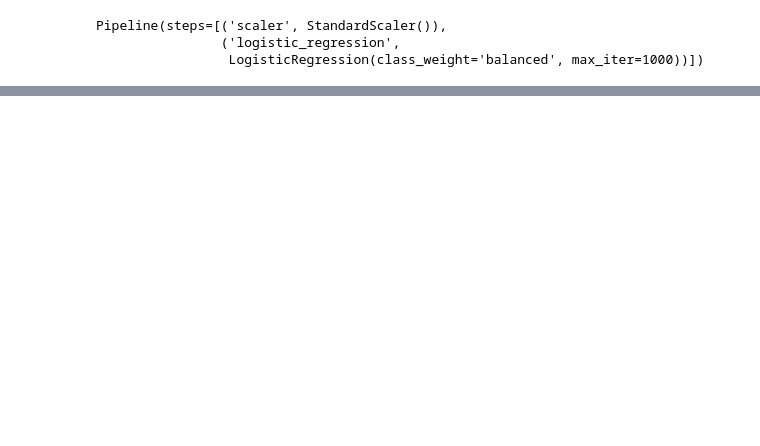
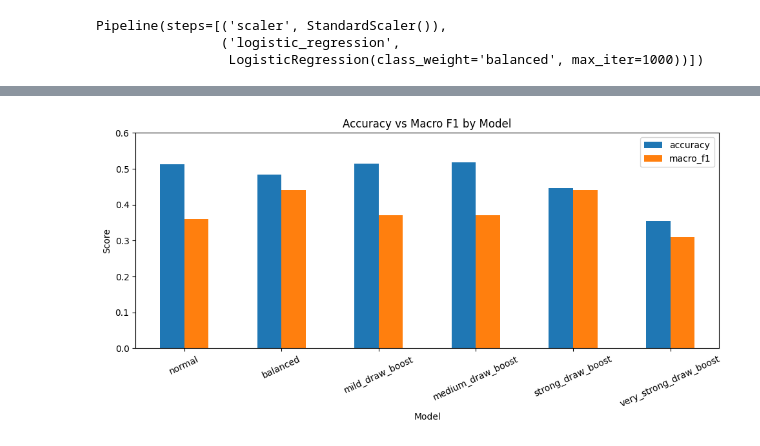
Before and after one commit to rayhanrinzan/fifa-world-cup-predictor, a Jupyter notebook: notebooks/05_baseline_model.ipynb, the cells around one changed output, grey strips where cells are left out. Drawn from its saved outputs; the diff is of its cells as text; code cells hidden in the pictures; blank space fills up the shorter version.

```diff
--- a/notebooks/05_baseline_model.ipynb
+++ b/notebooks/05_baseline_model.ipynb
@@ -274,0 +418,13 @@ results_preview.to_csv("../data/processed/baseline_predictions.csv", index=False
+# %%
+comparison_metrics_df = results_df[["model", "accuracy", "macro_f1"]].set_index("model")
+
+comparison_metrics_df.plot(kind="bar", figsize=(10, 5))
+plt.title("Accuracy vs Macro F1 by Model")
+plt.xlabel("Model")
+plt.ylabel("Score")
+plt.ylim(0, 0.6)
+plt.xticks(rotation=25)
+plt.tight_layout()
+plt.show()
+# %% [output]
+[figure, added]
```
Also changed, not shown: parts of 44 cells of this notebook, 1 other file.
